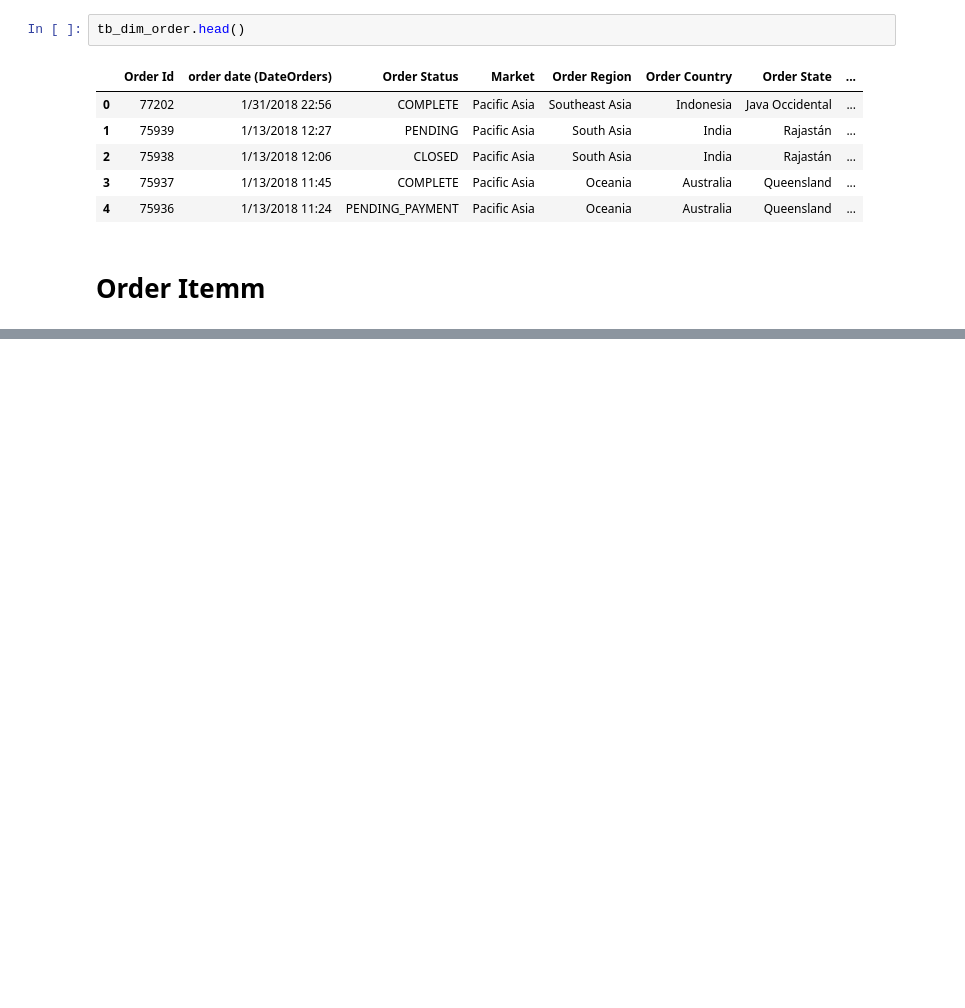
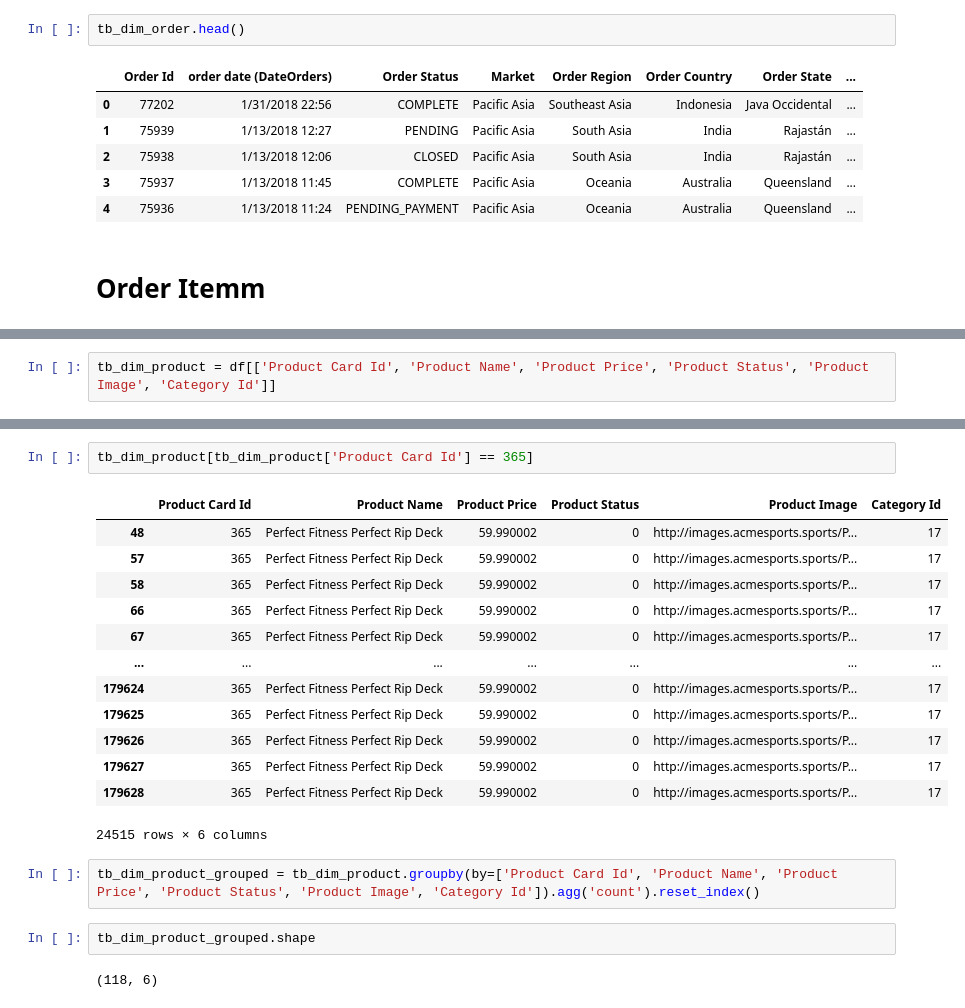
Before and after one commit to marcioGabrielMengali/supplychain, a Jupyter notebook: analysis.ipynb, the cells around one changed output, grey strips where cells are left out. Cells and saved outputs as stored; diff of their text form; blank space fills up the shorter version.

```diff
--- a/analysis.ipynb
+++ b/analysis.ipynb
@@ -262,0 +298,2 @@ tb_dim_order.head()
+# %%
+tb_dim_product = df[['Product Card Id', 'Product Name', 'Product Price', 'Product Status', 'Product Image', 'Category Id']]
@@ -262,0 +320,22 @@ tb_dim_order.head()
+# %%
+tb_dim_product[tb_dim_product['Product Card Id'] == 365]
+# %% [output]
+|  | Product Card Id | Product Name | Product Price | Product Status | Product Image | Category Id |
+| 48 | 365 | Perfect Fitness Perfect Rip Deck | 59.990002 | 0 | http://images.acmesports.sports/P... | 17 |
+| 57 | 365 | Perfect Fitness Perfect Rip Deck | 59.990002 | 0 | http://images.acmesports.sports/P... | 17 |
+| 58 | 365 | Perfect Fitness Perfect Rip Deck | 59.990002 | 0 | http://images.acmesports.sports/P... | 17 |
+| 66 | 365 | Perfect Fitness Perfect Rip Deck | 59.990002 | 0 | http://images.acmesports.sports/P... | 17 |
+| 67 | 365 | Perfect Fitness Perfect Rip Deck | 59.990002 | 0 | http://images.acmesports.sports/P... | 17 |
+| ... | ... | ... | ... | ... | ... | ... |
+| 179624 | 365 | Perfect Fitness Perfect Rip Deck | 59.990002 | 0 | http://images.acmesports.sports/P... | 17 |
+| 179625 | 365 | Perfect Fitness Perfect Rip Deck | 59.990002 | 0 | http://images.acmesports.sports/P... | 17 |
+| 179626 | 365 | Perfect Fitness Perfect Rip Deck | 59.990002 | 0 | http://images.acmesports.sports/P... | 17 |
+| 179627 | 365 | Perfect Fitness Perfect Rip Deck | 59.990002 | 0 | http://images.acmesports.sports/P... | 17 |
+| 179628 | 365 | Perfect Fitness Perfect Rip Deck | 59.990002 | 0 | http://images.acmesports.sports/P... | 17 |
+24515 rows × 6 columns
+# %%
+tb_dim_product_grouped = tb_dim_product.groupby(by=['Product Card Id', 'Product Name', 'Product Price', 'Product Status', 'Product Image', 'Category Id']).agg('count').reset_index()
+# %%
+tb_dim_product_grouped.shape
+# %% [output]
+(118, 6)
```
Also changed, not shown: parts of 53 cells of this notebook, 9 other files.
